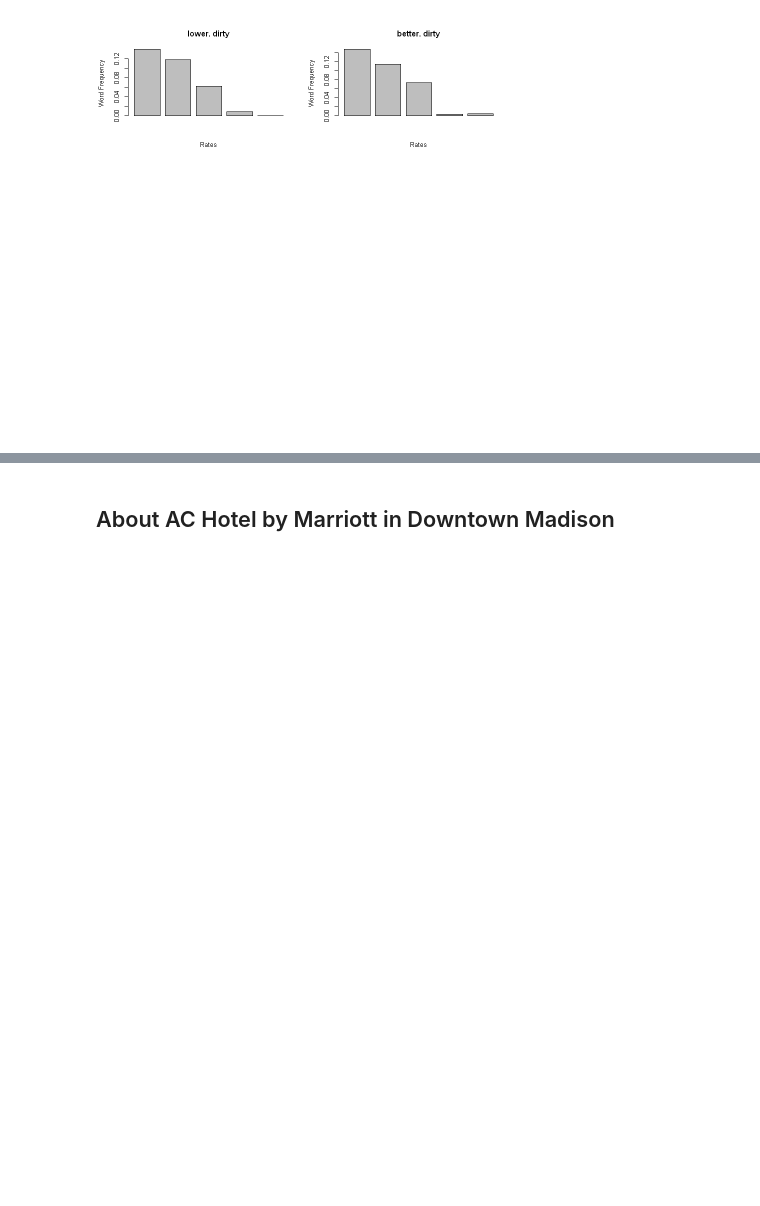
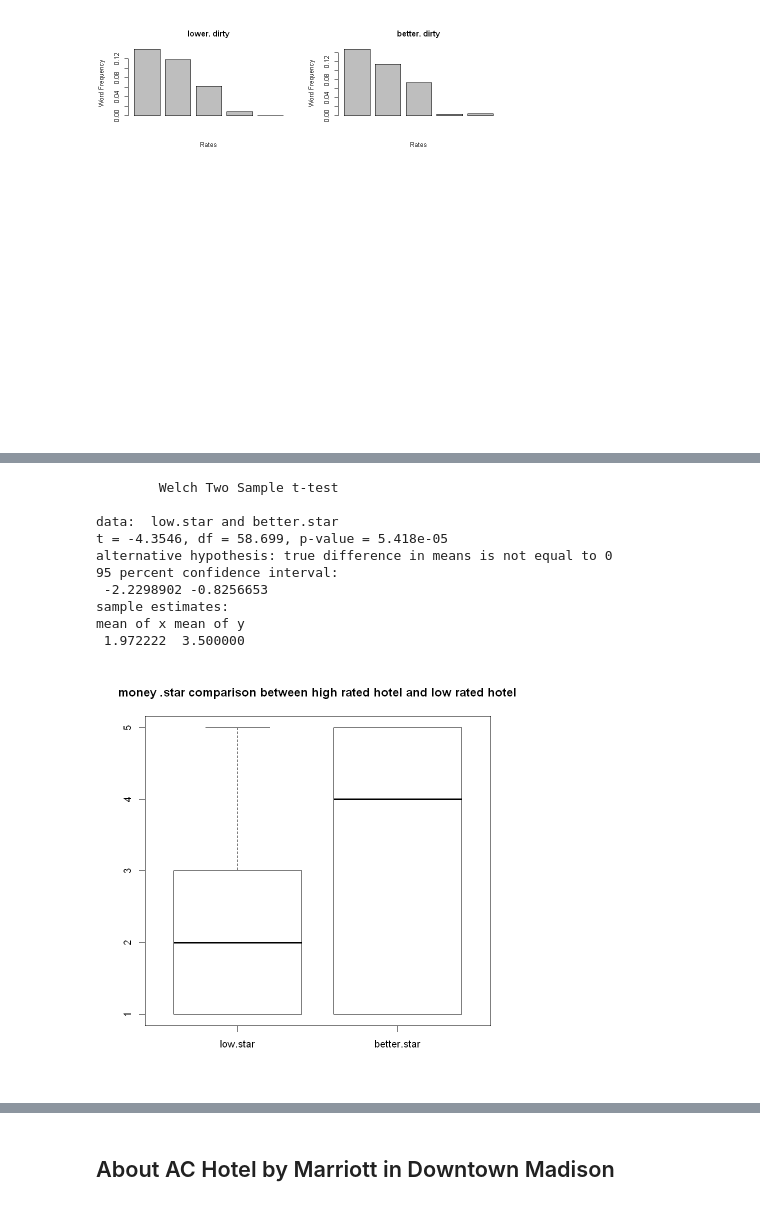
Before and after one commit to cocofreefarm/Module3, a Jupyter notebook: Analysis.ipynb, the cells around one changed output, grey strips where cells are left out. Cells and saved outputs as stored; diff of their text form; code cells hidden in the pictures; blank space fills up the shorter version.

```diff
--- a/Analysis.ipynb
+++ b/Analysis.ipynb
@@ -1822,0 +2466,16 @@ mean of the differences
+# %%
+box.evaluation <- function(argument1){
+ind <- argument1
+index <- which(lowerhotel.dat[ind]==1)
+low.star <- as.numeric(lowerhotel.dat[index,1])
+mean(low.star)
+index2 <- which(betterhotel.dat[ind]==1)
+better.star <- as.numeric(betterhotel.dat[index2,1])
+mean(better.star)
+
+boxplot(cbind(low.star,better.star),main=paste(ind,'.star comparison between high rated hotel and low rated hotel'))
+t.test(low.star,better.star)
+}
+# %%
+box.evaluation("money")
+# %% [output]
@@ -1822,0 +2484,11 @@ mean of the differences
+        Welch Two Sample t-test
+
+data:  low.star and better.star
+t = -4.3546, df = 58.699, p-value = 5.418e-05
+alternative hypothesis: true difference in means is not equal to 0
+95 percent confidence interval:
+ -2.2298902 -0.8256653
+sample estimates:
+mean of x mean of y
+ 1.972222  3.500000
+[figure, added]
```
Also changed, not shown: parts of 104 cells of this notebook, 1 other file.
